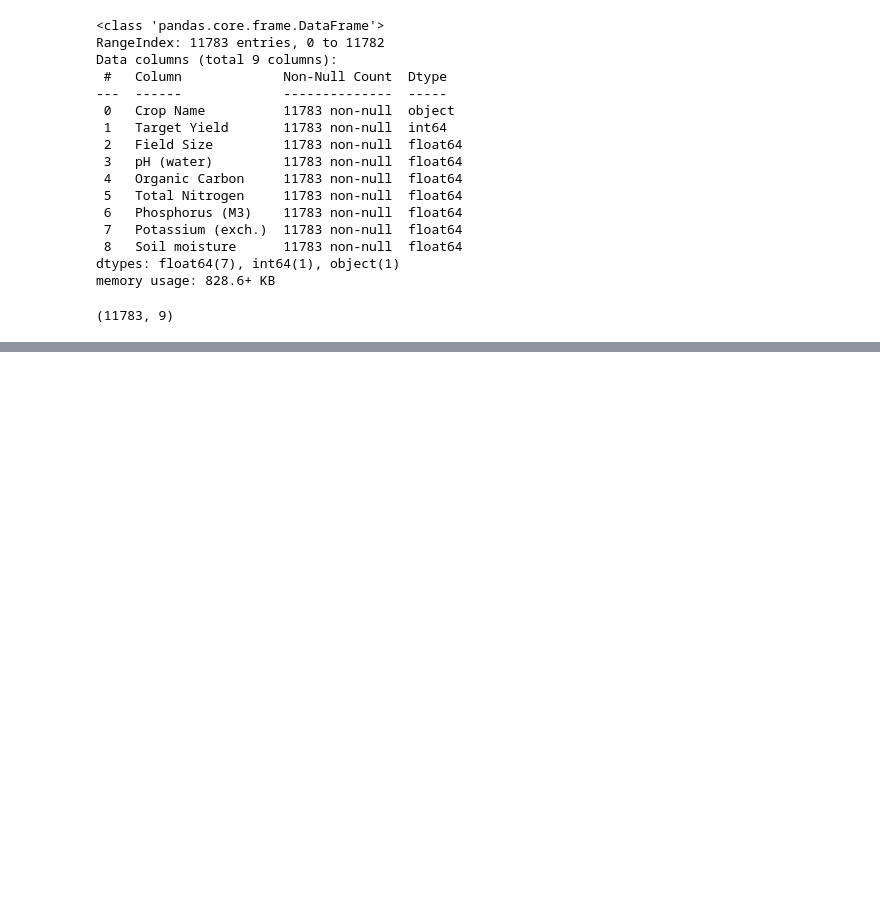
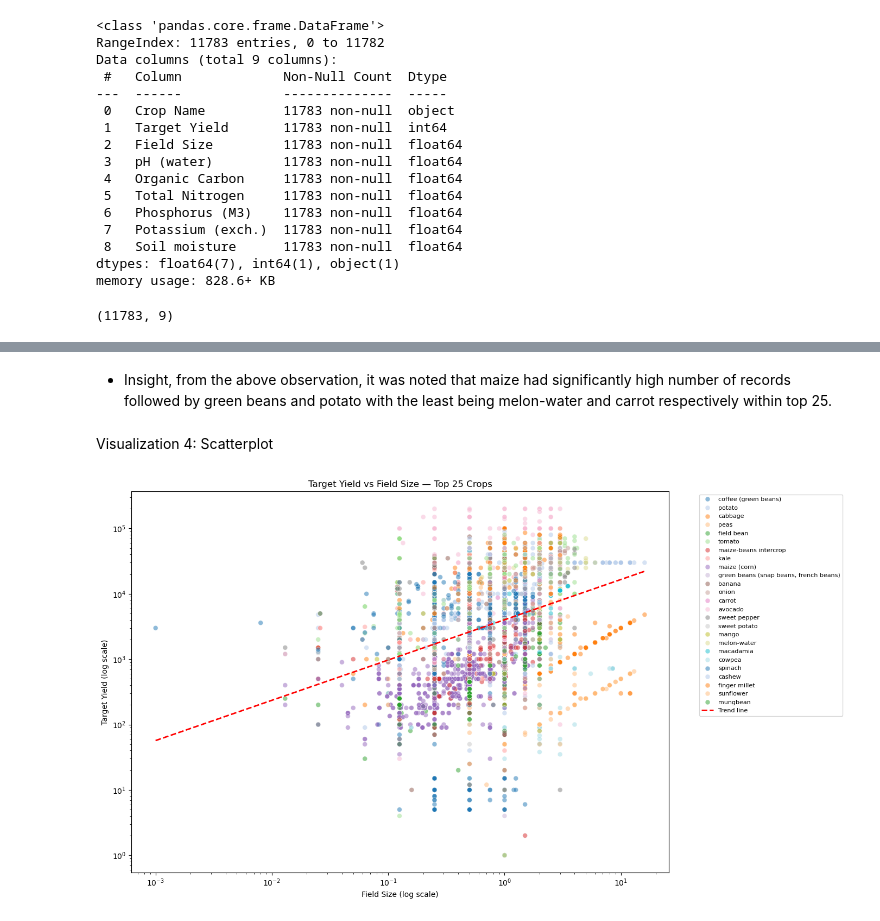
Before and after one commit to Esther-Margaret-Mwangi/Epochs, a Jupyter notebook: notebook/notebook.ipynb, the cells around one changed output, grey strips where cells are left out. Drawn from its saved outputs; the diff is of its cells as text; code cells hidden in the pictures; blank space fills up the shorter version.

```diff
--- a/notebook/notebook.ipynb
+++ b/notebook/notebook.ipynb
@@ -990,0 +948,41 @@ KeyError: 'Organic Matter Need'
+# %% [markdown]
+- Insight, from the above observation, it was noted that maize had significantly high number of records followed by green beans and potato with the least being melon-water and carrot respectively within top 25.
+# %% [markdown]
+Visualization 4: Scatterplot
+# %%
+import matplotlib.pyplot as plt
+import seaborn as sns
+import numpy as np
+
+top_25_crops = df['Crop Name'].value_counts().head(25).index
+df_top25 = df[df['Crop Name'].isin(top_25_crops)]
+
+plt.figure(figsize=(14, 8))
+sns.scatterplot(
+    data=df_top25,
+    x='Field Size',
+    y='Target Yield',
+    hue='Crop Name',
+    alpha=0.5,
+    s=40,
+    palette='tab20'
+)
+
+# trend line (fit on log-transformed values then back-transform)
+log_x = np.log(df_top25['Field Size'])
+log_y = np.log(df_top25['Target Yield'])
+m, b = np.polyfit(log_x, log_y, 1)
+x_range = np.linspace(log_x.min(), log_x.max(), 200)
+plt.plot(np.exp(x_range), np.exp(m * x_range + b),
+         color='red', linewidth=2, linestyle='--', label='Trend line')
+
+plt.xscale('log')
+plt.yscale('log')
+plt.xlabel("Field Size (log scale)")
+plt.ylabel("Target Yield (log scale)")
+plt.title("Target Yield vs Field Size — Top 25 Crops")
+plt.legend(bbox_to_anchor=(1.05, 1), loc='upper left', fontsize=8)
+plt.tight_layout()
+plt.show()
+# %% [output]
+[figure, added]
```
Also changed, not shown: parts of 20 cells of this notebook.
